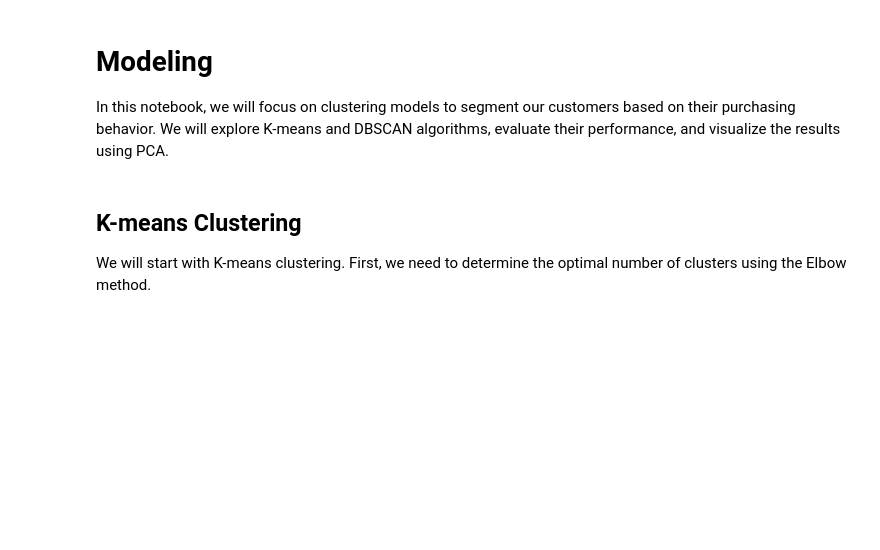
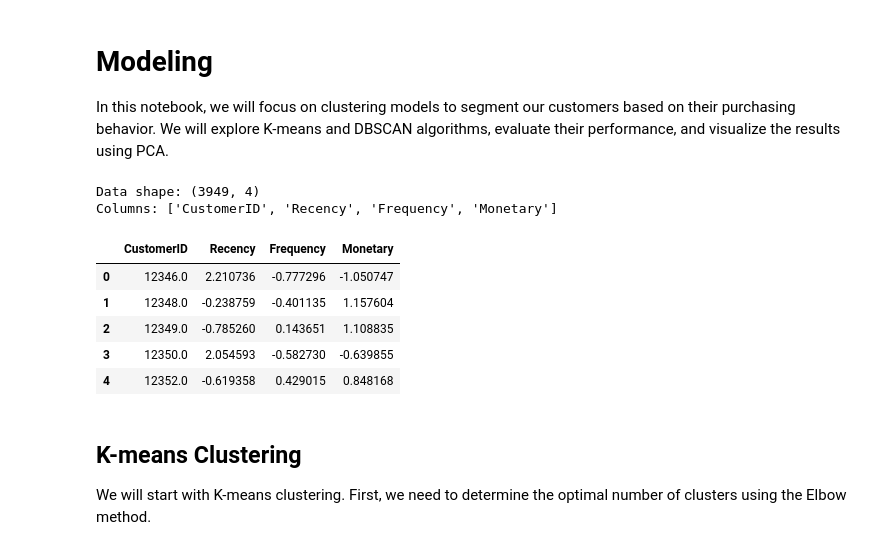
Before and after one commit to faheemdehalvi/customer-segmentation-project, a Jupyter notebook: notebooks/04-modeling.ipynb, the cells around one changed output. Cells and saved outputs as stored; diff of their text form; code cells hidden in the pictures; blank space fills up the shorter version.

```diff
--- a/notebooks/04-modeling.ipynb
+++ b/notebooks/04-modeling.ipynb
@@ -17,9 +17,20 @@ from kneed import KneeLocator
 # Set visualisation style
 sns.set(style='whitegrid')
 # %%
-# Load the processed data
-data = pd.read_csv('../data/processed/processed_customers.csv')
+# Load the processed RFM scaled data
+data = pd.read_csv('../data/processed/rfm_scaled.csv')
+print(f"Data shape: {data.shape}")
+print(f"Columns: {data.columns.tolist()}")
 data.head()
+# %% [output]
+Data shape: (3949, 4)
+Columns: ['CustomerID', 'Recency', 'Frequency', 'Monetary']
+|  | CustomerID | Recency | Frequency | Monetary |
+| 0 | 12346.0 | 2.210736 | -0.777296 | -1.050747 |
+| 1 | 12348.0 | -0.238759 | -0.401135 | 1.157604 |
+| 2 | 12349.0 | -0.785260 | 0.143651 | 1.108835 |
+| 3 | 12350.0 | 2.054593 | -0.582730 | -0.639855 |
+| 4 | 12352.0 | -0.619358 | 0.429015 | 0.848168 |
 # %% [markdown]
 ## K-means Clustering
 
```
Also changed, not shown: parts of 4 cells of this notebook, 2 other files.
